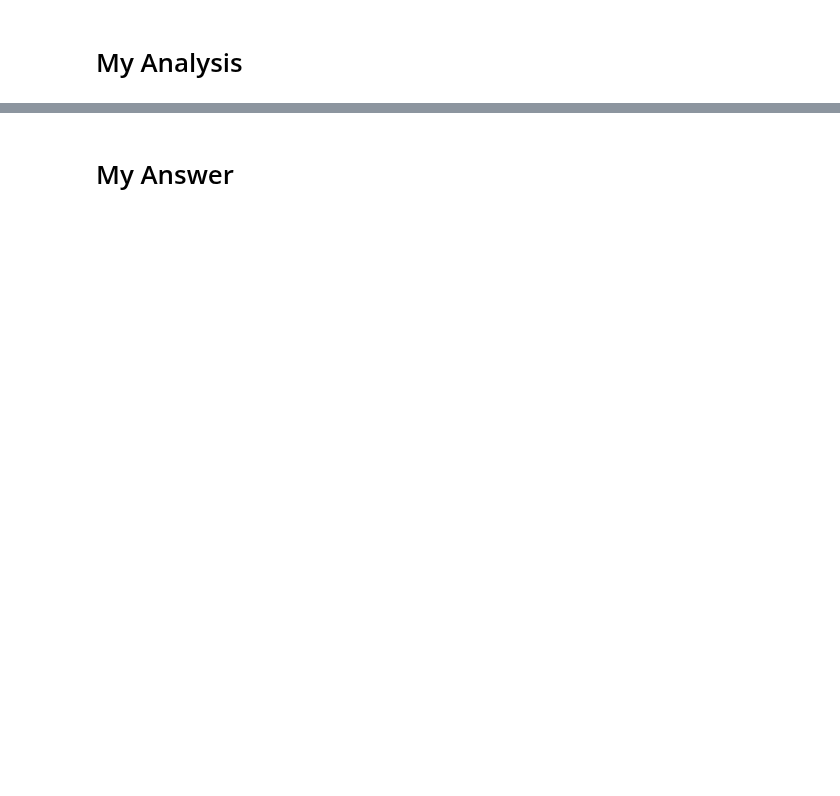
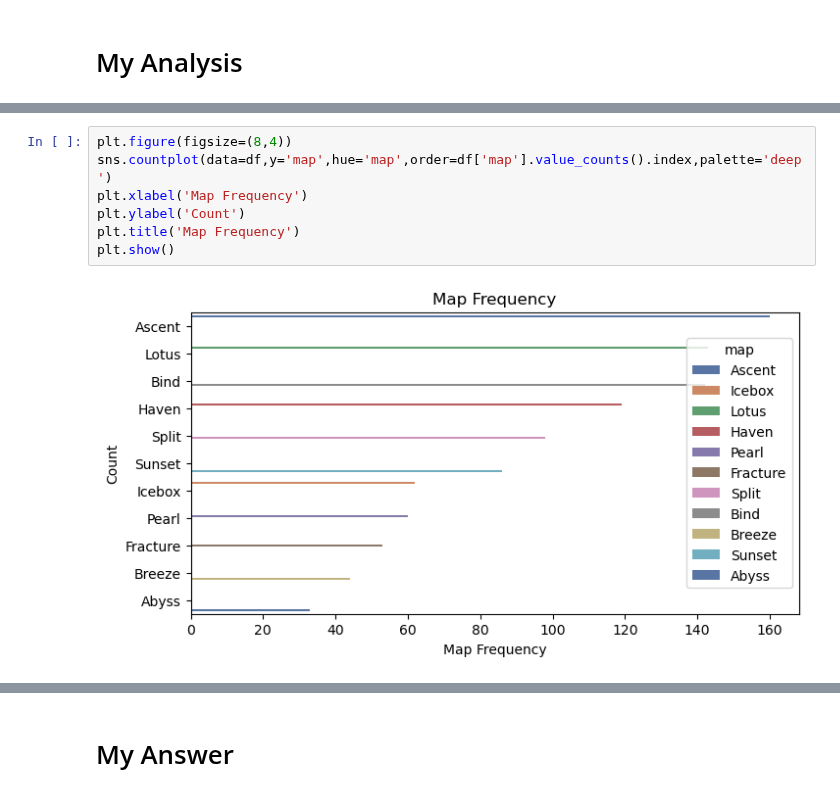
Before and after one commit to ReapersOne/AI, a Jupyter notebook: Semester 1/Final Three/Final+Project+Template.ipynb, the cells around one changed output, grey strips where cells are left out. Saved outputs shown, nothing was run; the diff lists cells and outputs as text; blank space fills up the shorter version.

```diff
--- a/Semester 1/Final Three/Final+Project+Template.ipynb
+++ b/Semester 1/Final Three/Final+Project+Template.ipynb
@@ -189,0 +154,9 @@ trendingYearly
+# %%
+plt.figure(figsize=(8,4))
+sns.countplot(data=df,y='map',hue='map',order=df['map'].value_counts().index,palette='deep')
+plt.xlabel('Map Frequency')
+plt.ylabel('Count')
+plt.title('Map Frequency')
+plt.show()
+# %% [output]
+[figure, added]
```
Also changed, not shown: parts of 47 cells of this notebook, 3 other files.
